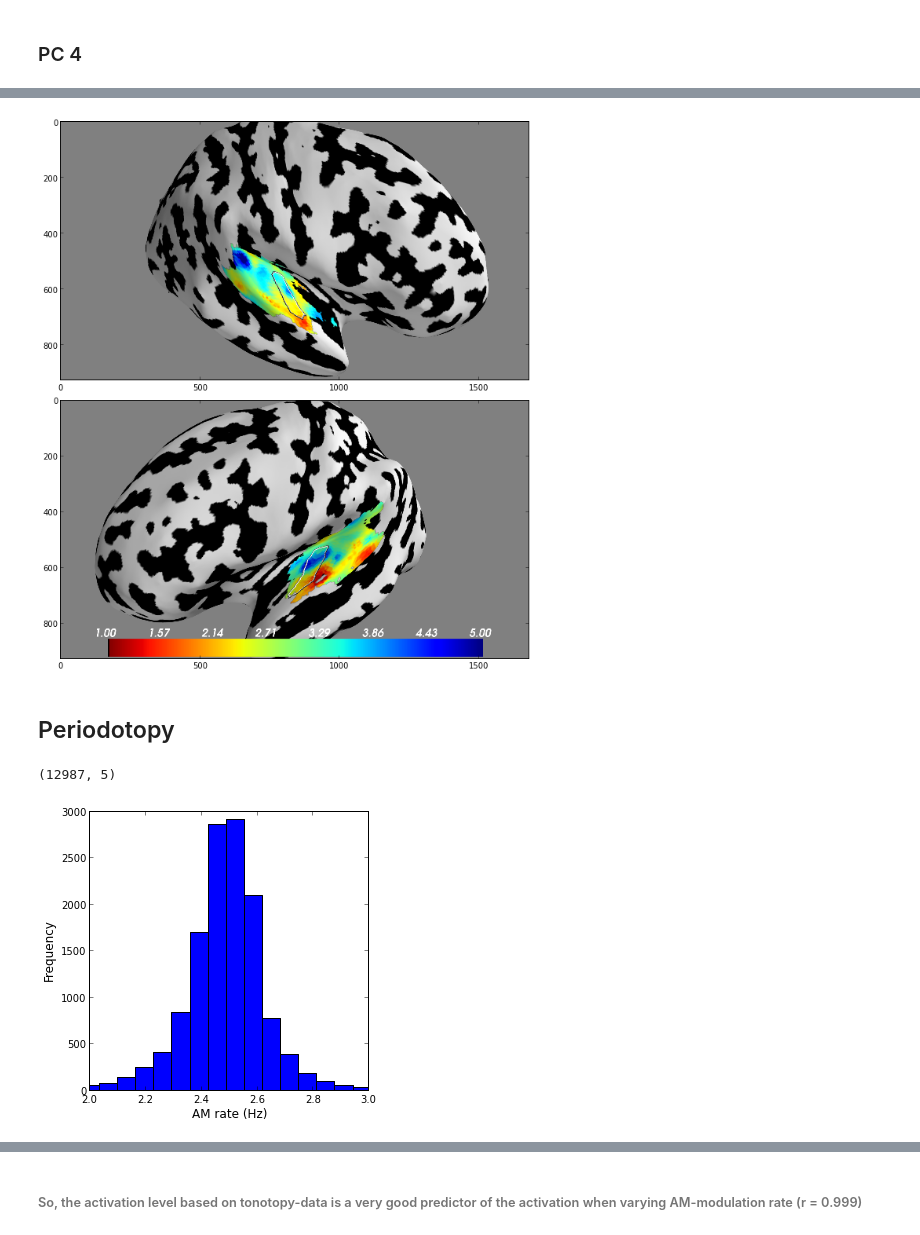
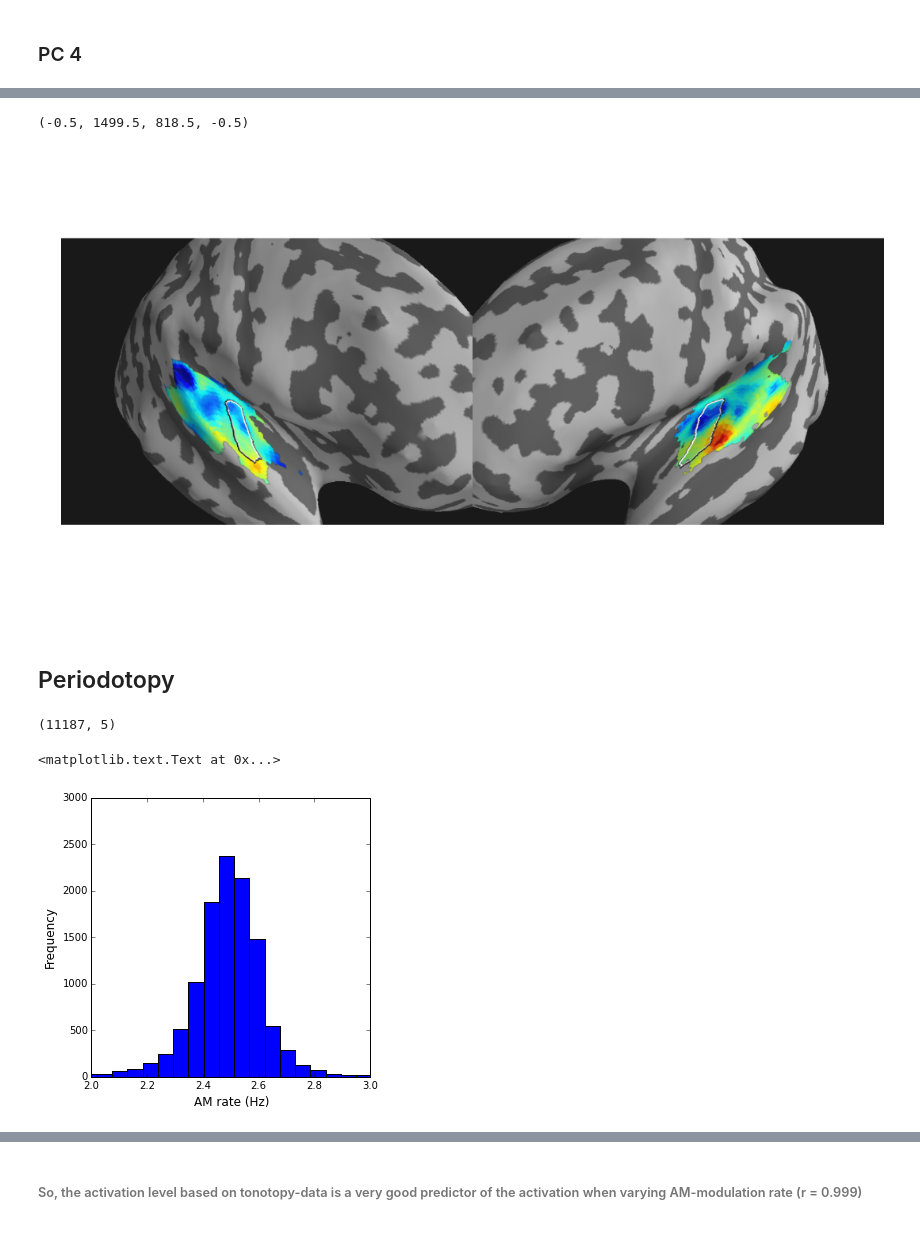
Before and after one commit to Crisly/fMRI, a Jupyter notebook: Tonotopy.ipynb, the cells around one changed output, grey strips where cells are left out. Saved outputs shown, nothing was run; the diff lists cells and outputs as text; code cells hidden in the pictures.

```diff
--- a/Tonotopy.ipynb
+++ b/Tonotopy.ipynb
@@ -333,25 +406,21 @@ plt.plot(pc2,pc3,'k.')
 # %%
 import matplotlib.image as mpimg
 resdir = '/Users/crislanting/Dropbox/tamac_share/confiles/freq/'
-
-img_rh=mpimg.imread(op.join(resdir + 'pc2_rh.png'))
-figure3 = plt.figure(3,figsize=[10,10])
-ax1 = figure3.add_subplot(211, autoscale_on=True)
-plt.imshow(img_rh)
-
-img_lh=mpimg.imread(op.join(resdir + 'pc2_lh.png'))
-ax2 = figure3.add_subplot(212, autoscale_on=True)
-plt.imshow(img_lh)
+img_freq = mpimg.imread(op.join(resdir + 'tonotopy_pca_weighted_inflated.png'))
+figure3 = plt.figure(3,figsize=[15,10])
+ax1 = figure3.add_subplot(111, autoscale_on=True)
+plt.imshow(img_freq)
 figure3.tight_layout();
+plt.axis('off')
 # %% [output]
+(-0.5, 1499.5, 818.5, -0.5)
-[figure, old version]
+[figure, new version]
 # %% [markdown]
 ## Periodotopy
 # %%
 #AM
 resdir = '/Users/crislanting/Dropbox/tamac_share/confiles/AM/'
 filelist = ['con_0003.img','con_0004.img','con_0005.img','con_0006.img','con_0007.img']
-
 tmpAM = np.zeros((nvox,len(filelist)))
 n = 0
 for i in filelist:
@@ -362,7 +431,6 @@ for i in filelist:
 
 #how many voxels?
 print tmpAM.shape
-
 tmp_AM_inter = (1*tmpAM[:,1]**2 + 2*tmpAM[:,2]**2 + 3*tmpAM[:,3]**2 + 4*tmpAM[:,4]**2)/(np.sum(tmpAM[:,1:]**2,axis=-1))
 #categories rather than rates.
 
@@ -372,12 +440,7 @@ ax1 = figure4.add_subplot(111, autoscale_on=False, xlim=[2,3], ylim=[0,3000])
 plt.hist(tmp_AM_inter,30)
 ax1.set_xlabel('AM rate (Hz)',fontsize=fs)
 ax1.set_ylabel('Frequency',fontsize=fs)
-
-img_AM = np.zeros(img_data.shape)
-img_AM[mask] = tmp_AM_inter
-fname_out = op.join(resdir,'AM.nii.gz')
-img_out = nibabel.Nifti1Image(img_AM, affine)
-nibabel.save(img_out, fname_out)
 # %% [output]
-(12987, 5)
+(11187, 5)
+<matplotlib.text.Text at 0x...>
-[figure, old version]
+[figure, new version]
```
Also changed, not shown: parts of 49 cells of this notebook.
